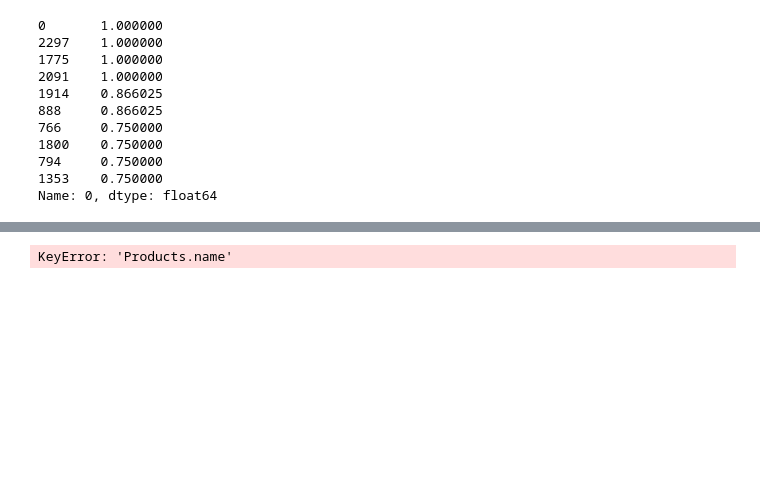
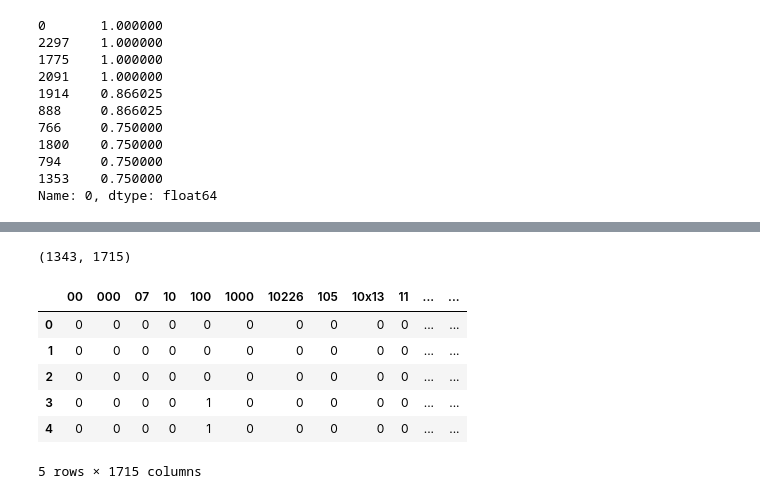
Before and after one commit to miamedra2/RecommenderforSalesData, a Jupyter notebook: Recommender_for_sales_data.ipynb, the cells around one changed output, grey strips where cells are left out. Saved outputs shown, nothing was run; the diff lists cells and outputs as text; code cells hidden in the pictures; blank space fills up the shorter version.

Commit message:
Commit: Got recommender function based on cosines working. 	modified:   Recommender_for_sales_data.ipynb

```diff
--- a/Recommender_for_sales_data.ipynb
+++ b/Recommender_for_sales_data.ipynb
@@ -1160,4 +1159,4 @@ Name: 2048, dtype: object
 # %%
-df_group = pd.DataFrame(df.groupby('Order_Items.product_name').last())
+df_group = pd.DataFrame(df.groupby('Products.name', as_index=False).last())
 df_group.shape
 # %% [output]
@@ -1165,6 +1173,18 @@ df_group.shape
 # %%
 vect = CountVectorizer(stop_words='english')
-sparse_matrix = vect.fit_transform(df_group['Products.name'])
+sparse_matrix = vect.fit_transform(df_group['Order_Items.product_name'])
 sparse_matrix.shape
 # %% [output]
-KeyError: 'Products.name'
+(1343, 1715)
+# %%
+doc_term_matrix = sparse_matrix.todense()
+df_sparse = pd.DataFrame(doc_term_matrix, columns=vect.get_feature_names())
+df_sparse.head()
+# %% [output]
+|  | 00 | 000 | 07 | 10 | 100 | 1000 | 10226 | 105 | 10x13 | 11 | ... | ... |
+| 0 | 0 | 0 | 0 | 0 | 0 | 0 | 0 | 0 | 0 | 0 | ... | ... |
+| 1 | 0 | 0 | 0 | 0 | 0 | 0 | 0 | 0 | 0 | 0 | ... | ... |
+| 2 | 0 | 0 | 0 | 0 | 0 | 0 | 0 | 0 | 0 | 0 | ... | ... |
+| 3 | 0 | 0 | 0 | 0 | 1 | 0 | 0 | 0 | 0 | 0 | ... | ... |
+| 4 | 0 | 0 | 0 | 0 | 1 | 0 | 0 | 0 | 0 | 0 | ... | ... |
+5 rows × 1715 columns
```
Also changed, not shown: parts of 63 cells of this notebook.
